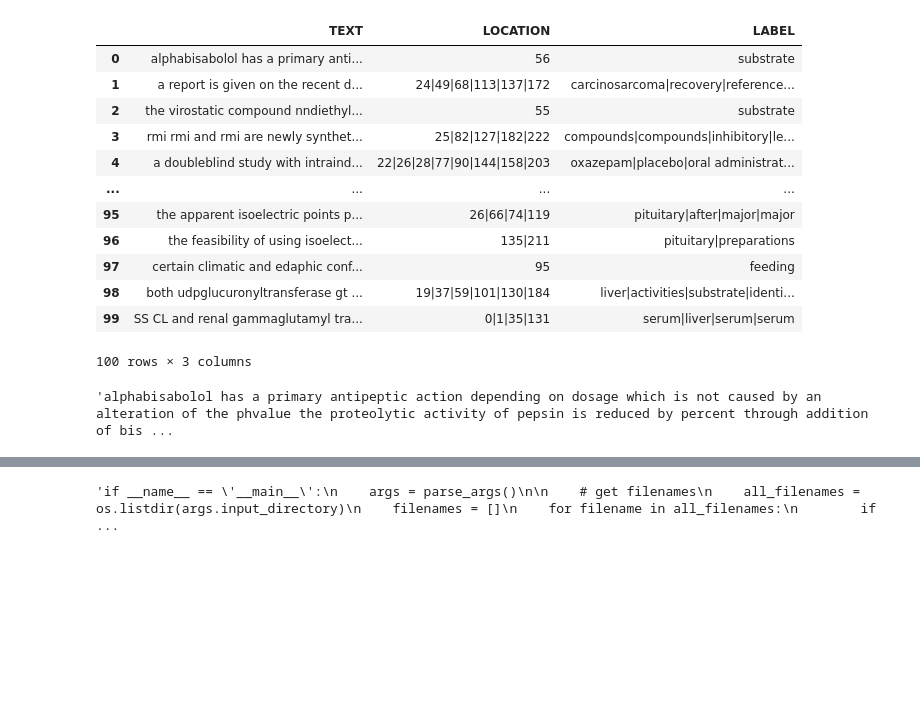
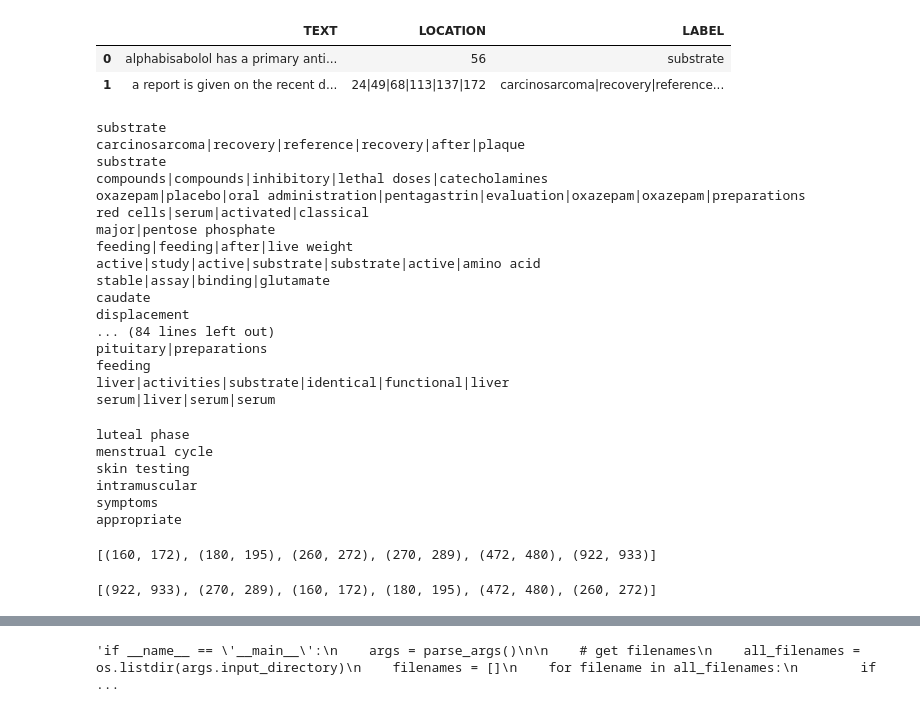
Before and after one commit to fhidalgor/erdos2021-project, a Jupyter notebook: engine/preprocess/temp.ipynb, the cells around one changed output, grey strips where cells are left out. Drawn from its saved outputs; the diff is of its cells as text; code cells hidden in the pictures; blank space fills up the shorter version.

```diff
--- a/engine/preprocess/temp.ipynb
+++ b/engine/preprocess/temp.ipynb
@@ -3,24 +3,53 @@ import pandas as pd
 # %%
 df = pd.read_csv("../../datasets/medal/full_data.csv", nrows=100)
 # %%
-df
+df.head(2)
 # %% [output]
 |  | TEXT | LOCATION | LABEL |
 | 0 | alphabisabolol has a primary anti... | 56 | substrate |
 | 1 | a report is given on the recent d... | 24|49|68|113|137|172 | carcinosarcoma|recovery|reference... |
-| 2 | the virostatic compound nndiethyl... | 55 | substrate |
-| 3 | rmi rmi and rmi are newly synthet... | 25|82|127|182|222 | compounds|compounds|inhibitory|le... |
-| 4 | a doubleblind study with intraind... | 22|26|28|77|90|144|158|203 | oxazepam|placebo|oral administrat... |
-| ... | ... | ... | ... |
-| 95 | the apparent isoelectric points p... | 26|66|74|119 | pituitary|after|major|major |
-| 96 | the feasibility of using isoelect... | 135|211 | pituitary|preparations |
-| 97 | certain climatic and edaphic conf... | 95 | feeding |
-| 98 | both udpglucuronyltransferase gt ... | 19|37|59|101|130|184 | liver|activities|substrate|identi... |
-| 99 | SS CL and renal gammaglutamyl tra... | 0|1|35|131 | serum|liver|serum|serum |
-100 rows × 3 columns
-# %%
-x-special/nautilus-clipboard
-copy
-file:///home/frankhidalgo/Erdos/erdos2021-project/datasets/pubmed/ftp.ncbi.nlm.nih.gov/pubmed/updatefiles/pubmed21n1063.xml.gz
-# %% [output]
-'alphabisabolol has a primary antipeptic action depending on dosage which is not caused by an alteration of the phvalue the proteolytic activity of pepsin is reduced by percent through addition of bis ...
+# %%
+for index, row in df.iterrows():
+    print(row['LABEL'])
+# %% [output]
+substrate
+carcinosarcoma|recovery|reference|recovery|after|plaque
+substrate
+compounds|compounds|inhibitory|lethal doses|catecholamines
+oxazepam|placebo|oral administration|pentagastrin|evaluation|oxazepam|oxazepam|preparations
+red cells|serum|activated|classical
+major|pentose phosphate
+feeding|feeding|after|live weight
+active|study|active|substrate|substrate|active|amino acid
+stable|assay|binding|glutamate
+caudate
+displacement
+... (84 lines left out)
+pituitary|preparations
+feeding
+liver|activities|substrate|identical|functional|liver
+serum|liver|serum|serum
+# %%
+span = [(922, 933), (270, 289), (160, 172), (180, 195), (472, 480), (260, 272)]
+long_forms = ['appropriate', 'intramuscular', 'luteal phase', 'menstrual cycle', 'symptoms', 'skin testing']
+res = dict(zip(span, long_forms))
+
+def getKey(item):
+    return item[0]
+for key in sorted(res.keys(), key=lambda x: x[0]):
+    print(res[key])
+# %% [output]
+luteal phase
+menstrual cycle
+skin testing
+intramuscular
+symptoms
+appropriate
+# %%
+sorted(res.keys(), key=lambda x: x[0])
+# %% [output]
+[(160, 172), (180, 195), (260, 272), (270, 289), (472, 480), (922, 933)]
+# %%
+list(res.keys())
+# %% [output]
+[(922, 933), (270, 289), (160, 172), (180, 195), (472, 480), (260, 272)]
```
Also changed, not shown: parts of 27 cells of this notebook, 9 other files.
